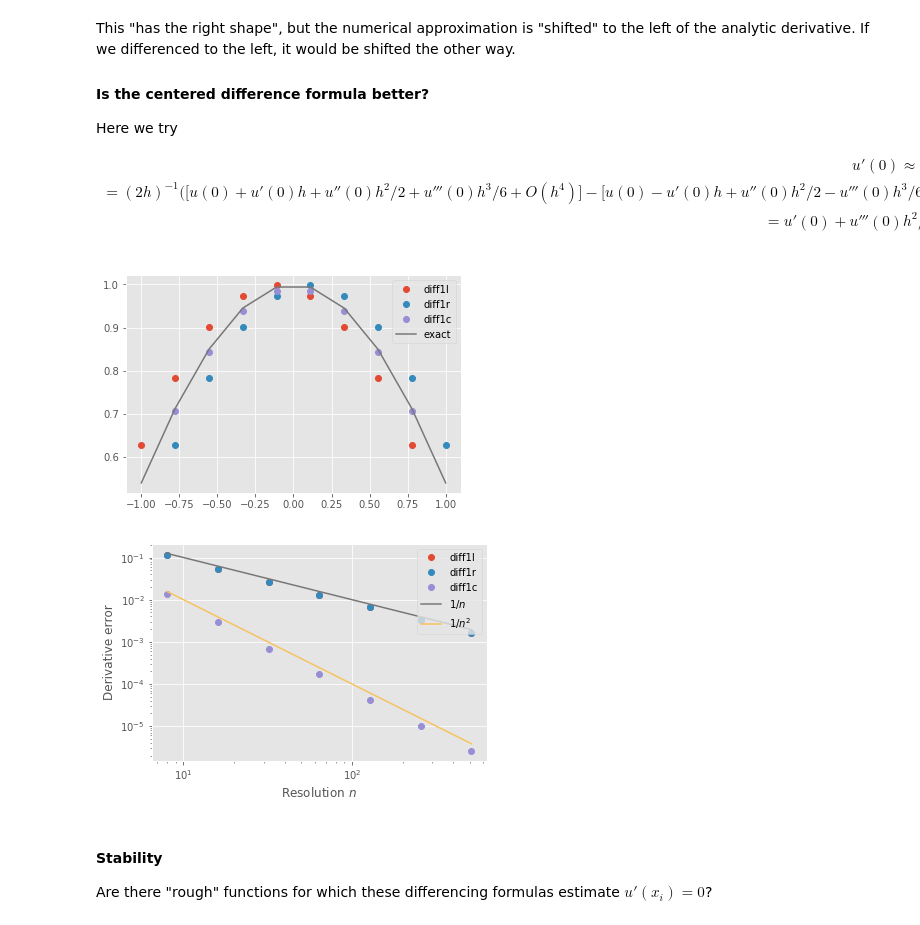
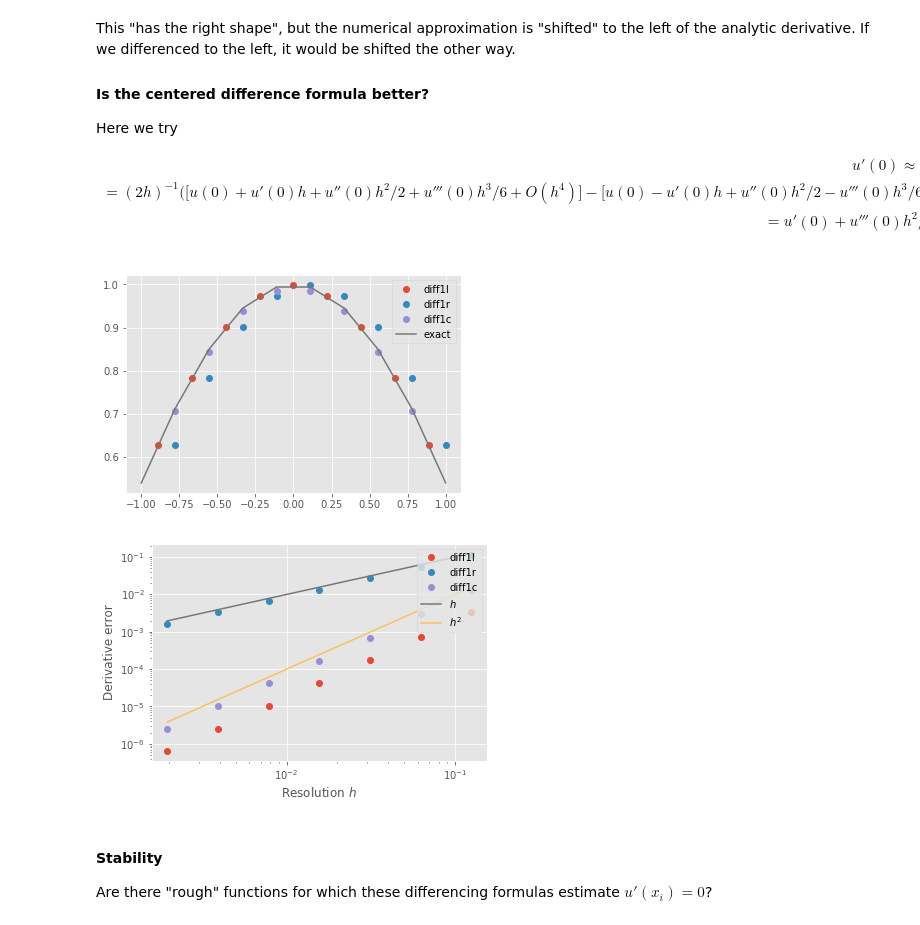
Before and after one commit to cu-numpde/numpde-fall2018, a Jupyter notebook: FiniteDifference.ipynb, the cells around one changed output. Saved outputs shown, nothing was run; the diff lists cells and outputs as text; code cells hidden in the pictures.

```diff
--- a/FiniteDifference.ipynb
+++ b/FiniteDifference.ipynb
@@ -65,7 +65,7 @@ $$ \begin{split} u'(0) \approx \frac{u(h) - u(-h)}{2h} \\
 = u'(0) + u'''(0)h^2/6 + O(h^3) \end{split} $$
 # %%
 def diff1l(x, u):
-    return x[:-1], (u[1:] - u[:-1]) / (x[1:] - x[:-1])
+    return x[:-1] + .5*(x[1:]-x[:-1]), (u[1:] - u[:-1]) / (x[1:] - x[:-1])
 
 def diff1r(x, u):
     return x[1:],  (u[1:] - u[:-1]) / (x[1:] - x[:-1])
@@ -79,27 +79,27 @@ for diff in (diff1l, diff1r, diff1c):
 pyplot.plot(x, numpy.cos(x), label='exact')
 pyplot.legend(loc='upper right');
 # %% [output]
-[figure, old version]
+[figure, new version]
 # %%
 grids = 2**numpy.arange(3,10)
 def grid_refinement_error(f, fp, diff):
     error = []
     for n in grids:
         x = numpy.linspace(-1, 1, n)
         xx, yy = diff(x, f(x))
         error.append(numpy.linalg.norm(yy - fp(xx), numpy.inf))
     return grids, error
 
 for diff in (diff1l, diff1r, diff1c):
     ns, error = grid_refinement_error(numpy.sin, numpy.cos, diff)
-    pyplot.loglog(ns, error, 'o', label=diff.__name__)
-pyplot.loglog(grids, grids**(-1.), label='$1/n$')
-pyplot.loglog(grids, grids**(-2.), label='$1/n^2$')
-pyplot.xlabel('Resolution $n$')
+    pyplot.loglog(1/ns, error, 'o', label=diff.__name__)
+pyplot.loglog(1/grids, grids**(-1.), label='$h$')
+pyplot.loglog(1/grids, grids**(-2.), label='$h^2$')
+pyplot.xlabel('Resolution $h$')
 pyplot.ylabel('Derivative error')
 pyplot.legend(loc='upper right');
 # %% [output]
-[figure, old version]
+[figure, new version]
 # %% [markdown]
 #### Stability
 
```
Also changed, not shown: parts of 4 cells of this notebook, 1 other file.
